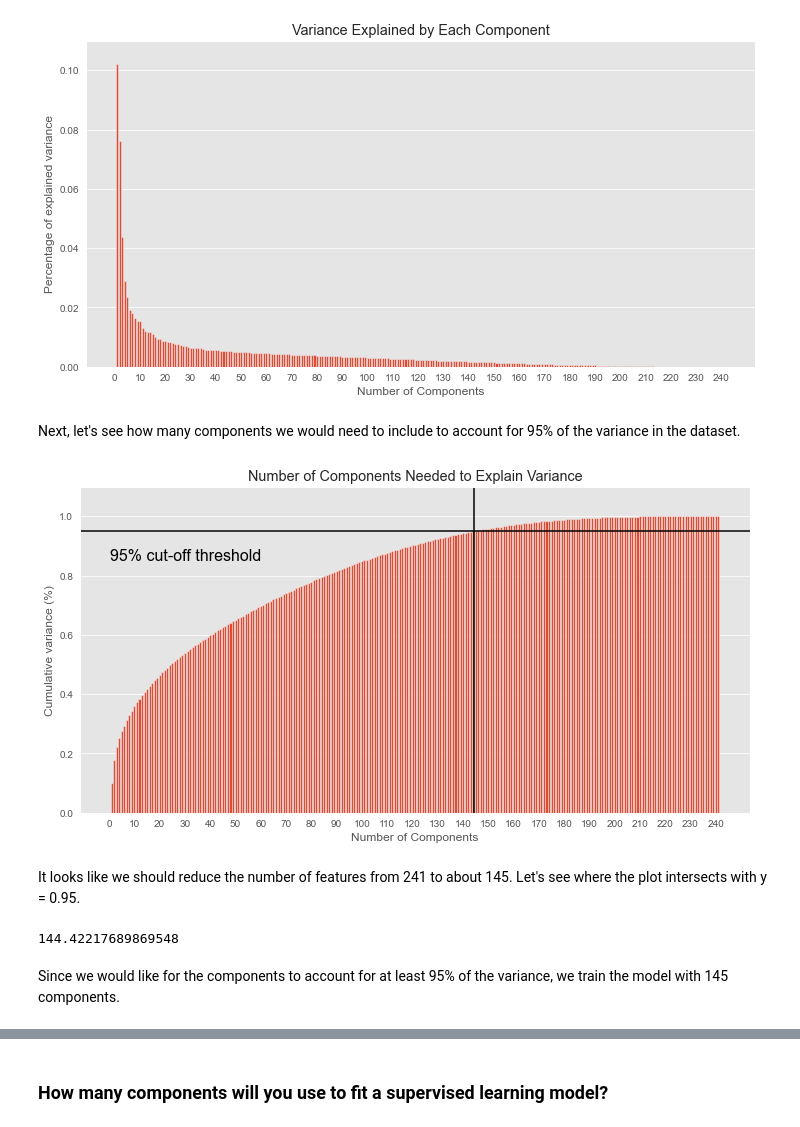
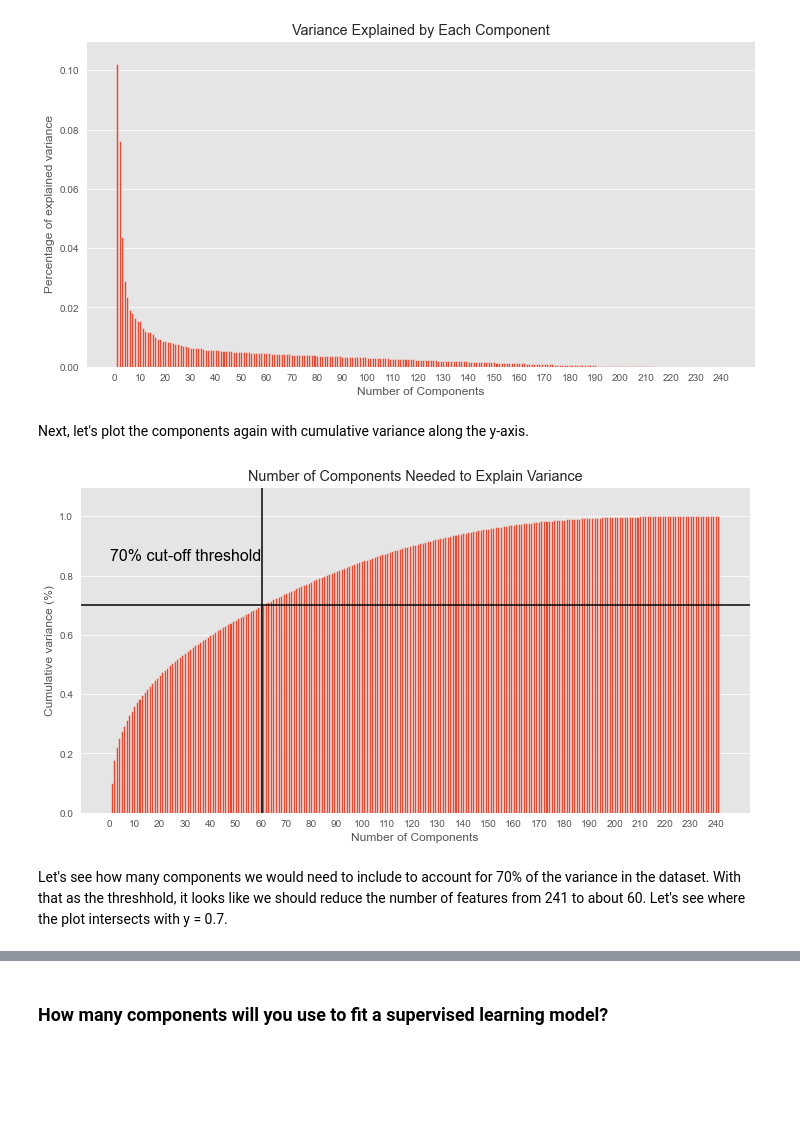
Before and after one commit to lawrence-j-liu/CSS_Project-4_Team-5_Fall-2020, a Jupyter notebook: Project 4 Students.ipynb, the cells around one changed output, grey strips where cells are left out. Drawn from its saved outputs; the diff is of its cells as text; code cells hidden in the pictures; blank space fills up the shorter version.

Commit message:
adjustements to PCA variance threshhold

```diff
--- a/Project 4 Students.ipynb
+++ b/Project 4 Students.ipynb
@@ -134,35 +135,31 @@ ax.grid(axis='x')
 plt.show()
 # %% [output]
 [figure]
+# %% [markdown]
+Next, let's plot the components again with cumulative variance along the y-axis.
+# %%
+fig, ax = plt.subplots()
+xi = np.arange(1, len(nhanes_scaled_X.columns) + 1, step=1)
+y = np.cumsum(pca.explained_variance_ratio_)
+cutoff = 0.7
+
+
+plt.ylim(0.0,1.1)
+plt.bar(xi, y)
+
+plt.xlabel('Number of Components')
+plt.xticks(np.arange(0, 241, step=10)) #change from 0-based array index to 1-based human-readable label
+plt.ylabel('Cumulative variance (%)')
+plt.title('Number of Components Needed to Explain Variance')
+
+plt.axhline(y=cutoff, color='black', linestyle='-')
+plt.text(0.5, 0.85, '70% cut-off threshold', color = 'black', fontsize=16)
+
+plt.axvline(x = np.interp(cutoff, y, xi), color = 'black', linestyle = '-')
+
+ax.grid(axis='x')
+plt.show()
+# %% [output]
+[figure, added]
 # %% [markdown]
-Next, let's see how many components we would need to include to account for 95% of the variance in the dataset.
+Let's see how many components we would need to include to account for 70% of the variance in the dataset. With that as the threshhold, it looks like we should reduce the number of features from 241 to about 60. Let's see where the plot intersects with y = 0.7.
-# %%
-fig, ax = plt.subplots()
-xi = np.arange(1, len(nhanes_scaled_X.columns) + 1, step=1)
-y = np.cumsum(pca.explained_variance_ratio_)
-
-plt.ylim(0.0,1.1)
-plt.bar(xi, y)
-
-plt.xlabel('Number of Components')
-plt.xticks(np.arange(0, 241, step=10)) #change from 0-based array index to 1-based human-readable label
-plt.ylabel('Cumulative variance (%)')
-plt.title('Number of Components Needed to Explain Variance')
-
-plt.axhline(y=0.95, color='black', linestyle='-')
-plt.text(0.5, 0.85, '95% cut-off threshold', color = 'black', fontsize=16)
-
-plt.axvline(x = np.interp(0.95, y, xi), color = 'black', linestyle = '-')
-
-ax.grid(axis='x')
-plt.show()
-# %% [output]
-[figure, removed]
-# %% [markdown]
-It looks like we should reduce the number of features from 241 to about 145. Let's see where the plot intersects with y = 0.95.
-# %%
-np.interp(0.95, y, xi)
-# %% [output]
-144.42217689869548
-# %% [markdown]
-Since we would like for the components to account for at least 95% of the variance, we train the model with 145 components.
```
Also changed, not shown: parts of 10 cells of this notebook.
